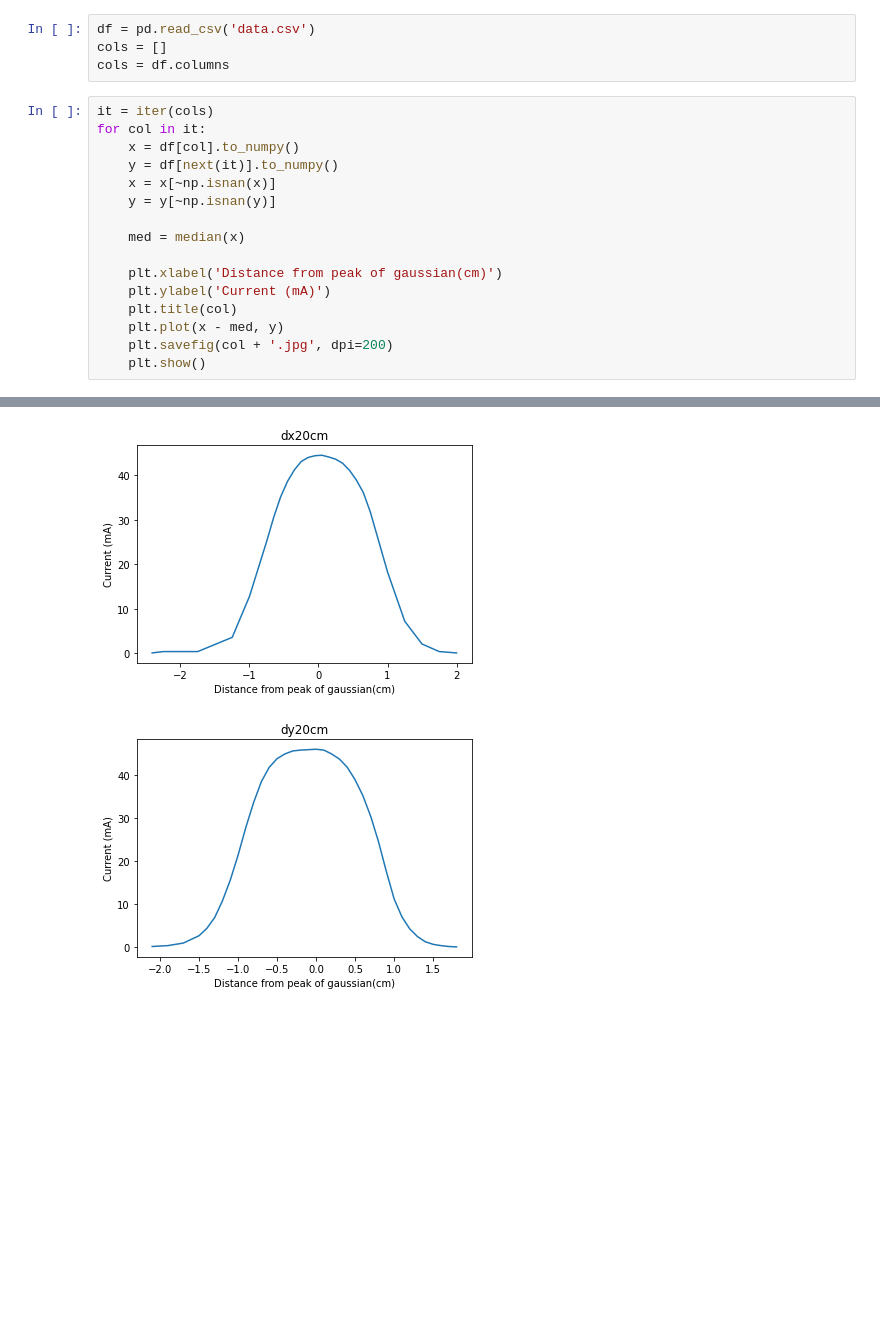
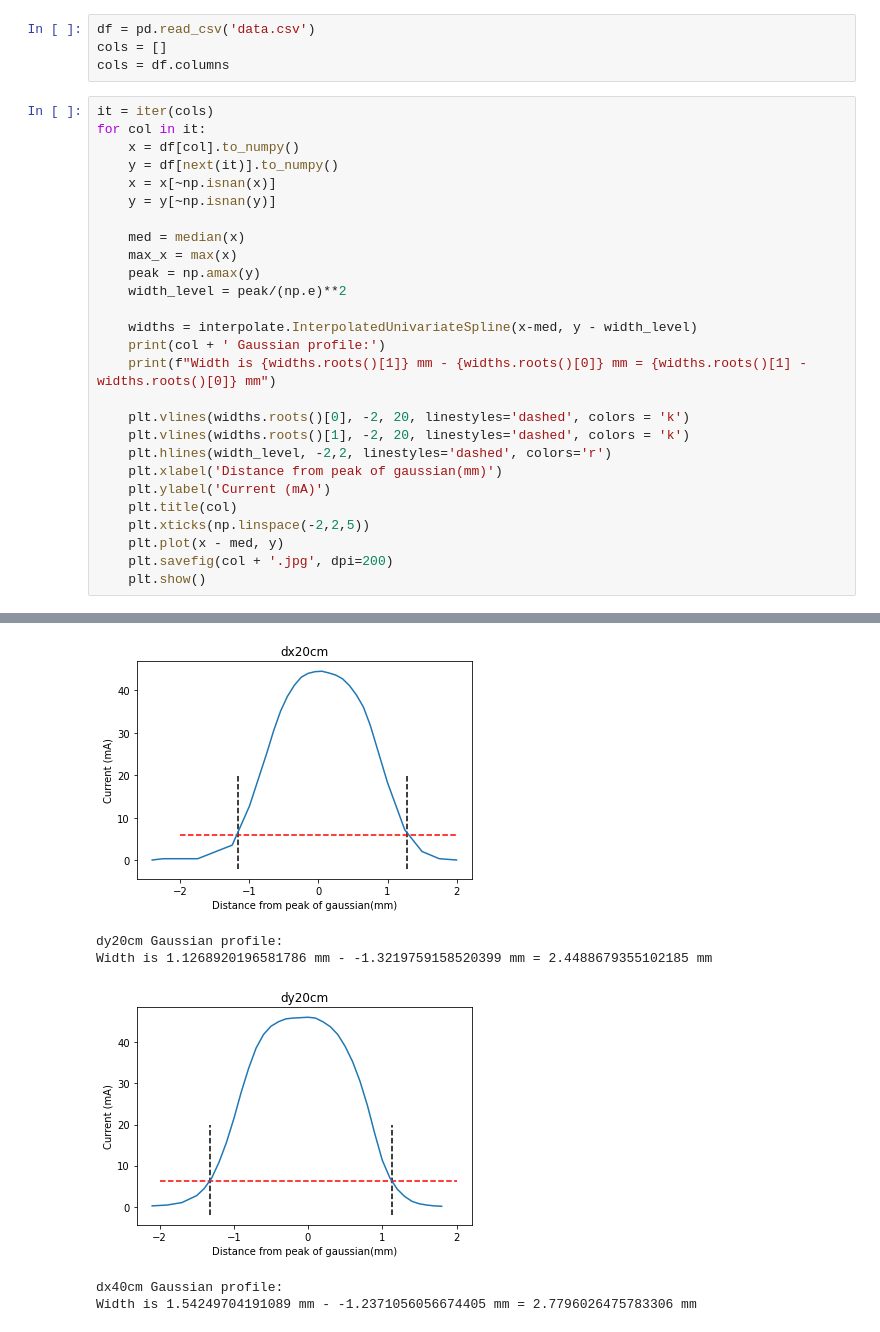
Before and after one commit to Rally0078/LabExperiments, a Jupyter notebook: laser/gaussian.ipynb, the cells around one changed output, grey strips where cells are left out. Drawn from its saved outputs; the diff is of its cells as text; blank space fills up the shorter version.

```diff
--- a/laser/gaussian.ipynb
+++ b/laser/gaussian.ipynb
@@ -16,10 +17,21 @@ for col in it:
     y = y[~np.isnan(y)]
 
     med = median(x)
+    max_x = max(x)
+    peak = np.amax(y)
+    width_level = peak/(np.e)**2
 
-    plt.xlabel('Distance from peak of gaussian(cm)')
+    widths = interpolate.InterpolatedUnivariateSpline(x-med, y - width_level)
+    print(col + ' Gaussian profile:')
+    print(f"Width is {widths.roots()[1]} mm - {widths.roots()[0]} mm = {widths.roots()[1] - widths.roots()[0]} mm")
+
+    plt.vlines(widths.roots()[0], -2, 20, linestyles='dashed', colors = 'k')
+    plt.vlines(widths.roots()[1], -2, 20, linestyles='dashed', colors = 'k')
+    plt.hlines(width_level, -2,2, linestyles='dashed', colors='r')
+    plt.xlabel('Distance from peak of gaussian(mm)')
     plt.ylabel('Current (mA)')
     plt.title(col)
+    plt.xticks(np.linspace(-2,2,5))
     plt.plot(x - med, y)
     plt.savefig(col + '.jpg', dpi=200)
     plt.show()
@@ -27,2 +41,6 @@ for col in it:
-[figure, old version]
+[figure, new version]
+dy20cm Gaussian profile:
+Width is 1.1268920196581786 mm - -1.3219759158520399 mm = 2.4488679355102185 mm
-[figure, old version]
+[figure, new version]
+dx40cm Gaussian profile:
+Width is 1.54249704191089 mm - -1.2371056056674405 mm = 2.7796026475783306 mm
```
Also changed, not shown: parts of 2 cells of this notebook, 5 other files.
